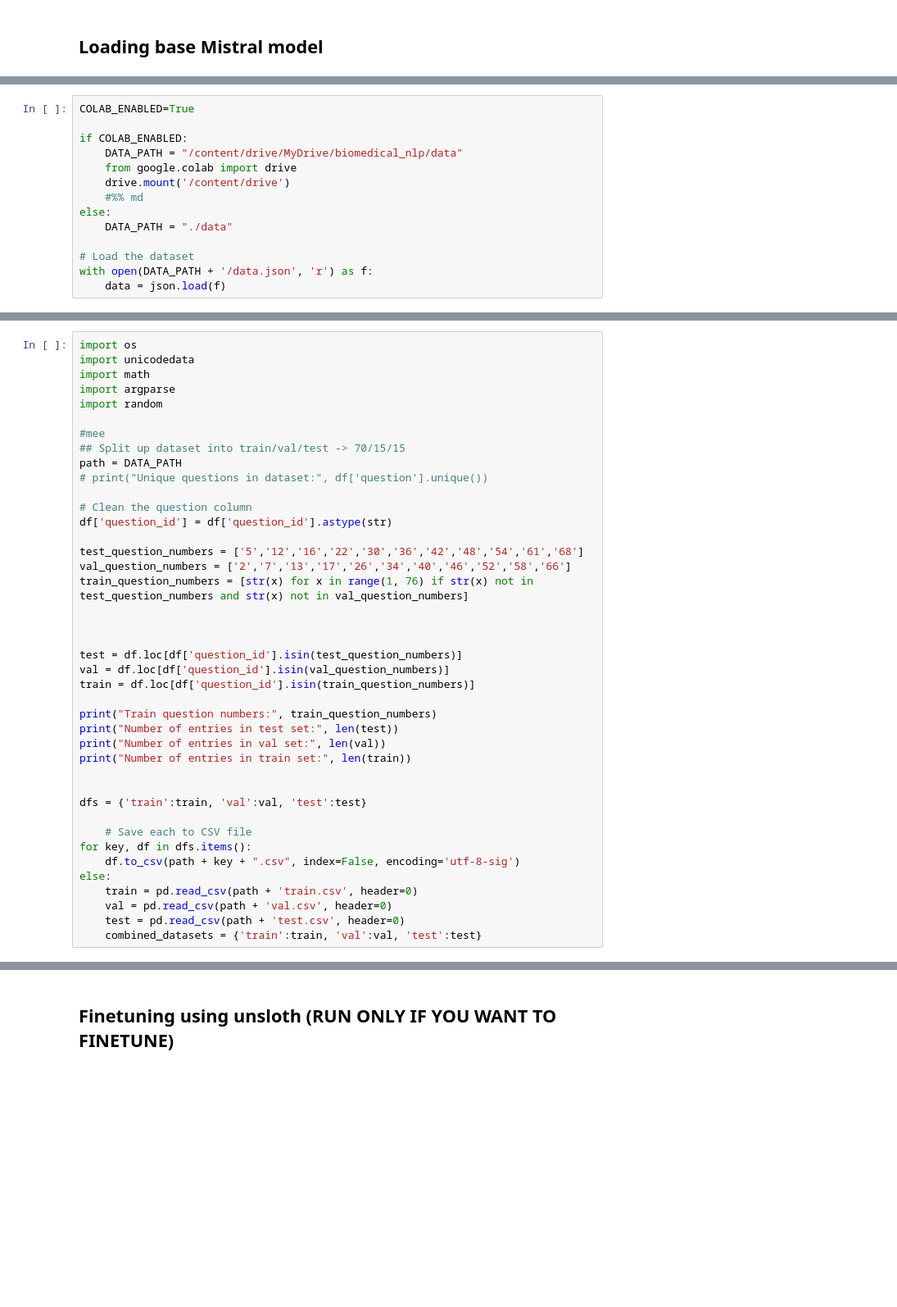
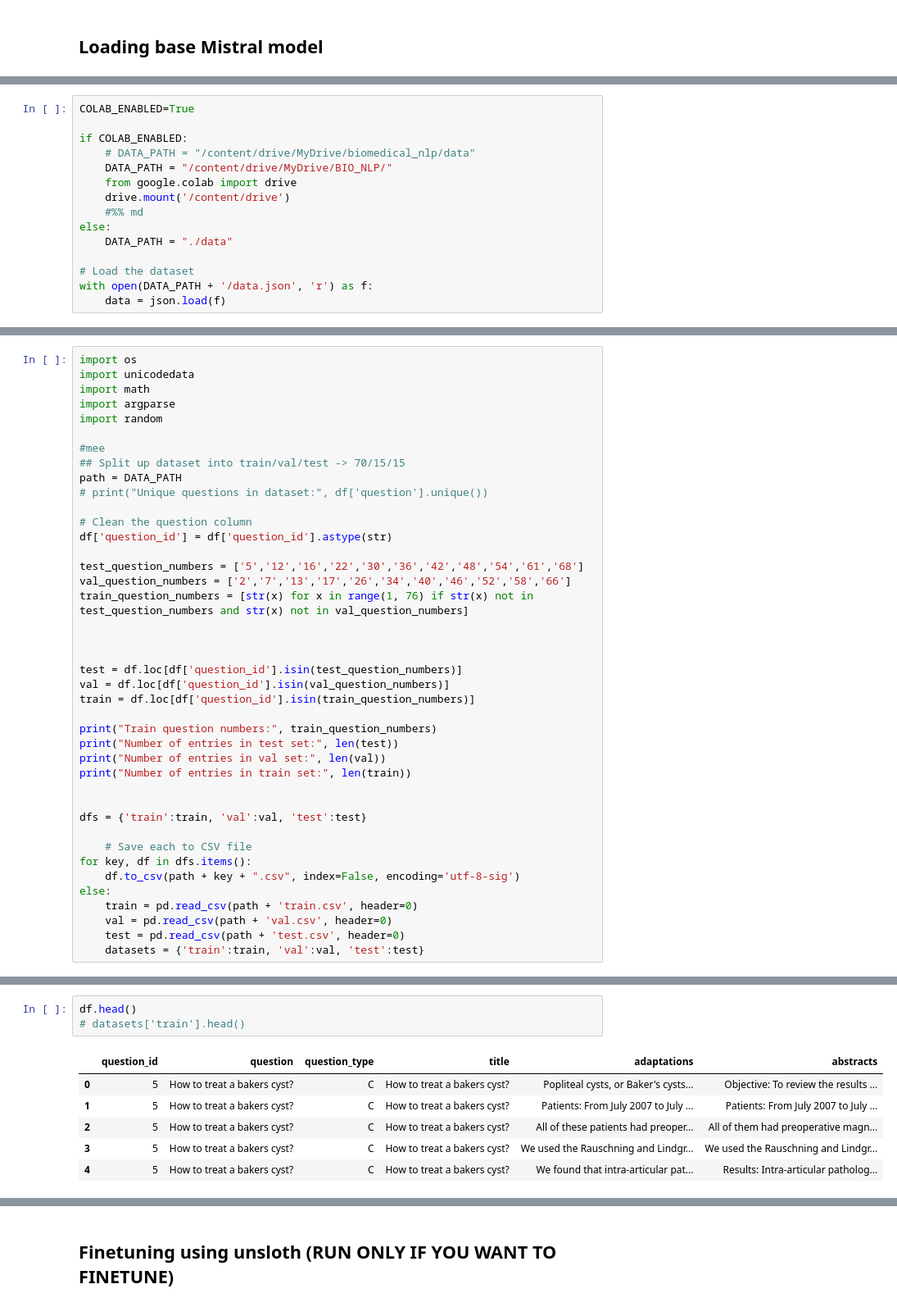
Before and after one commit to Talida-M/BIO_NLP_PLABA_2023, a Jupyter notebook: eval_sari_v2.ipynb, the cells around one changed output, grey strips where cells are left out. Shown at 82% size. Cells and saved outputs as stored; diff of their text form; blank space fills up the shorter version.

```diff
--- a/eval_sari_v2.ipynb
+++ b/eval_sari_v2.ipynb
@@ -68,7 +64,8 @@ Unsloth: Will load unsloth/mistral-7b-v0.3-bnb-4bit as a legacy tokenizer.
 COLAB_ENABLED=True
 
 if COLAB_ENABLED:
-    DATA_PATH = "/content/drive/MyDrive/biomedical_nlp/data"
+    # DATA_PATH = "/content/drive/MyDrive/biomedical_nlp/data"
+    DATA_PATH = "/content/drive/MyDrive/BIO_NLP/"
     from google.colab import drive
     drive.mount('/content/drive')
     #%% md
@@ -166,4 +145,4 @@ else:
     train = pd.read_csv(path + 'train.csv', header=0)
     val = pd.read_csv(path + 'val.csv', header=0)
     test = pd.read_csv(path + 'test.csv', header=0)
-    combined_datasets = {'train':train, 'val':val, 'test':test}
+    datasets = {'train':train, 'val':val, 'test':test}
@@ -191,2 +149,12 @@ combined_datasets['train']
+# %%
+df.head()
+# datasets['train'].head()
+# %% [output]
+|  | question_id | question | question_type | title | adaptations | abstracts |
+| 0 | 5 | How to treat a bakers cyst? | C | How to treat a bakers cyst? | Popliteal cysts, or Baker's cysts... | Objective: To review the results ... |
+| 1 | 5 | How to treat a bakers cyst? | C | How to treat a bakers cyst? | Patients: From July 2007 to July ... | Patients: From July 2007 to July ... |
+| 2 | 5 | How to treat a bakers cyst? | C | How to treat a bakers cyst? | All of these patients had preoper... | All of them had preoperative magn... |
+| 3 | 5 | How to treat a bakers cyst? | C | How to treat a bakers cyst? | We used the Rauschning and Lindgr... | We used the Rauschning and Lindgr... |
+| 4 | 5 | How to treat a bakers cyst? | C | How to treat a bakers cyst? | We found that intra-articular pat... | Results: Intra-articular patholog... |
 # %%
 !pip install sacrebleu sacremoses
```
Also changed, not shown: parts of 13 cells of this notebook.
